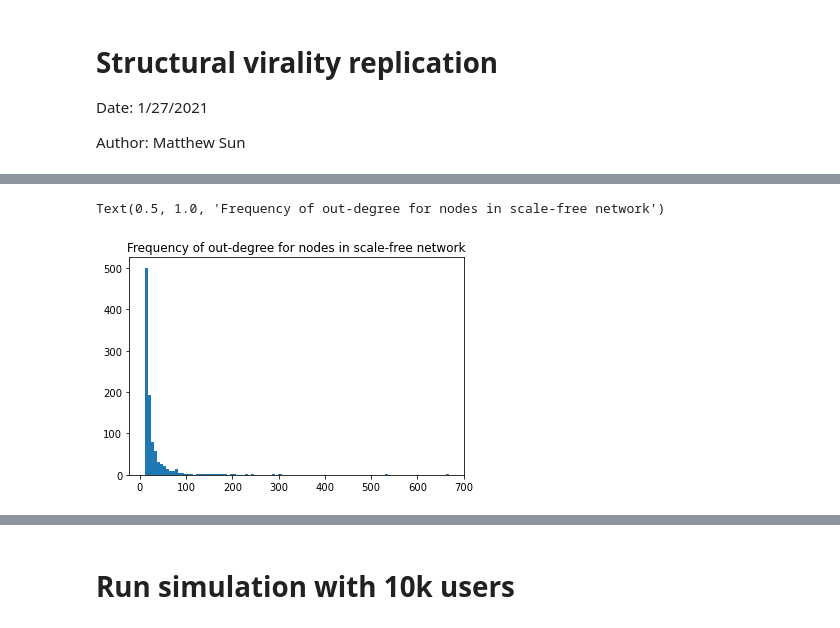
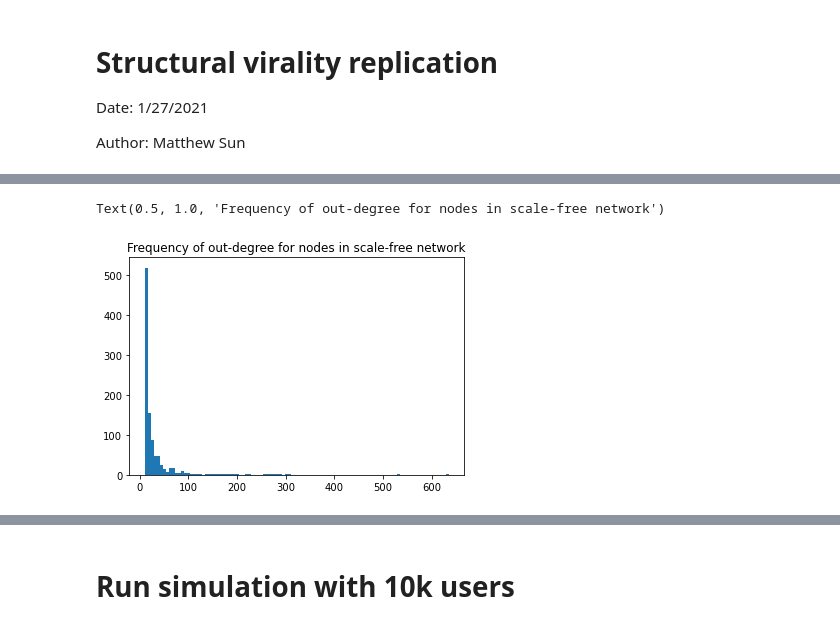
Before and after one commit to sunnymatt/t-recs-experiments, a Jupyter notebook: structural_virality/structural_virality.ipynb, the cells around one changed output, grey strips where cells are left out. Drawn from its saved outputs; the diff is of its cells as text; code cells hidden in the pictures.

```diff
--- a/structural_virality/structural_virality.ipynb
+++ b/structural_virality/structural_virality.ipynb
@@ -38,8 +38,8 @@ Implied infectiousness when r=0.5: 0.017821499857428
 # %%
 # plot degrees of nodes
-degrees = [deg for n, deg in G.out_degree()]
+degrees = [deg for n, deg in G.in_degree()]
 plt.hist(degrees, bins=100)
 plt.title("Frequency of out-degree for nodes in scale-free network")
 # %% [output]
 Text(0.5, 1.0, 'Frequency of out-degree for nodes in scale-free network')
-[figure, old version]
+[figure, new version]
```
Also changed, not shown: parts of 12 cells of this notebook, 6 other files.
